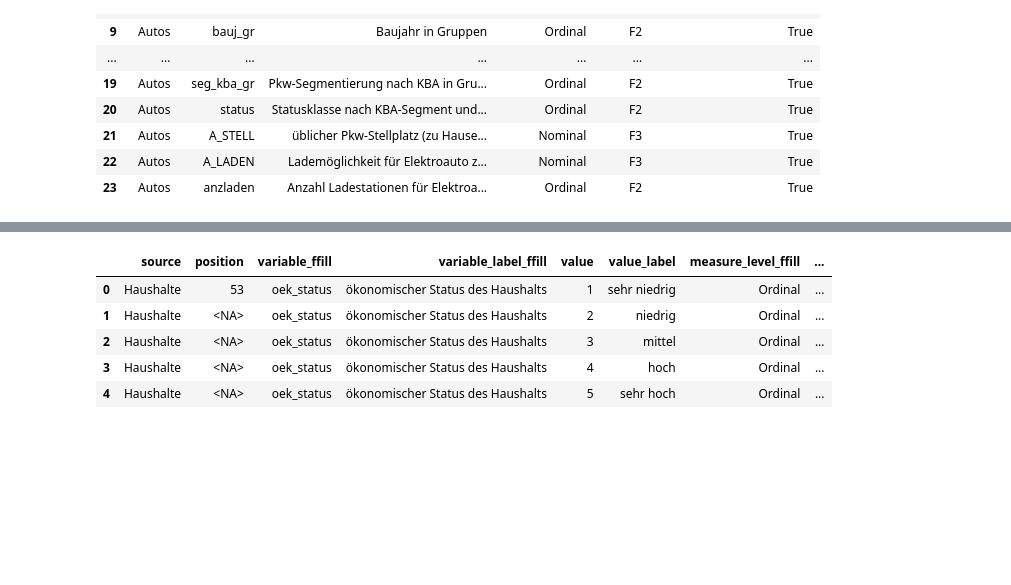
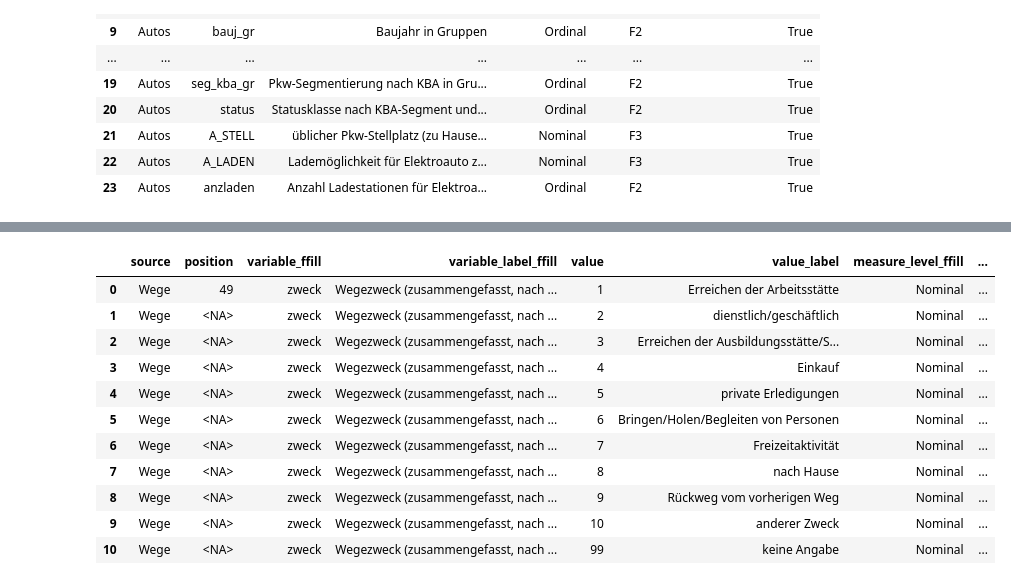
Before and after one commit to Janlin0213/MiD2023-bei-VW, a Jupyter notebook: notebooks/CodeBook_helper.ipynb, the cells around one changed output, grey strips where cells are left out. Drawn from its saved outputs; the diff is of its cells as text; code cells hidden in the pictures; blank space fills up the shorter version.

```diff
--- a/notebooks/CodeBook_helper.ipynb
+++ b/notebooks/CodeBook_helper.ipynb
@@ -444,10 +456,16 @@ find_variables("KBA", field="Variablenlabel")
 # %%
 # 2) Show all value labels after you choose a variable.
-show_code("oek_status", sources="Haushalte")
+show_code("zweck", sources="Wege")
 # %% [output]
 |  | source | position | variable_ffill | variable_label_ffill | value | value_label | measure_level_ffill | ... |
-| 0 | Haushalte | 53 | oek_status | ökonomischer Status des Haushalts | 1 | sehr niedrig | Ordinal | ... |
-| 1 | Haushalte | <NA> | oek_status | ökonomischer Status des Haushalts | 2 | niedrig | Ordinal | ... |
-| 2 | Haushalte | <NA> | oek_status | ökonomischer Status des Haushalts | 3 | mittel | Ordinal | ... |
-| 3 | Haushalte | <NA> | oek_status | ökonomischer Status des Haushalts | 4 | hoch | Ordinal | ... |
-| 4 | Haushalte | <NA> | oek_status | ökonomischer Status des Haushalts | 5 | sehr hoch | Ordinal | ... |
+| 0 | Wege | 49 | zweck | Wegezweck (zusammengefasst, nach ... | 1 | Erreichen der Arbeitsstätte | Nominal | ... |
+| 1 | Wege | <NA> | zweck | Wegezweck (zusammengefasst, nach ... | 2 | dienstlich/geschäftlich | Nominal | ... |
+| 2 | Wege | <NA> | zweck | Wegezweck (zusammengefasst, nach ... | 3 | Erreichen der Ausbildungsstätte/S... | Nominal | ... |
+| 3 | Wege | <NA> | zweck | Wegezweck (zusammengefasst, nach ... | 4 | Einkauf | Nominal | ... |
+| 4 | Wege | <NA> | zweck | Wegezweck (zusammengefasst, nach ... | 5 | private Erledigungen | Nominal | ... |
+| 5 | Wege | <NA> | zweck | Wegezweck (zusammengefasst, nach ... | 6 | Bringen/Holen/Begleiten von Personen | Nominal | ... |
+| 6 | Wege | <NA> | zweck | Wegezweck (zusammengefasst, nach ... | 7 | Freizeitaktivität | Nominal | ... |
+| 7 | Wege | <NA> | zweck | Wegezweck (zusammengefasst, nach ... | 8 | nach Hause | Nominal | ... |
+| 8 | Wege | <NA> | zweck | Wegezweck (zusammengefasst, nach ... | 9 | Rückweg vom vorherigen Weg | Nominal | ... |
+| 9 | Wege | <NA> | zweck | Wegezweck (zusammengefasst, nach ... | 10 | anderer Zweck | Nominal | ... |
+| 10 | Wege | <NA> | zweck | Wegezweck (zusammengefasst, nach ... | 99 | keine Angabe | Nominal | ... |
```
Also changed, not shown: parts of 4 cells of this notebook, 14 other files.
